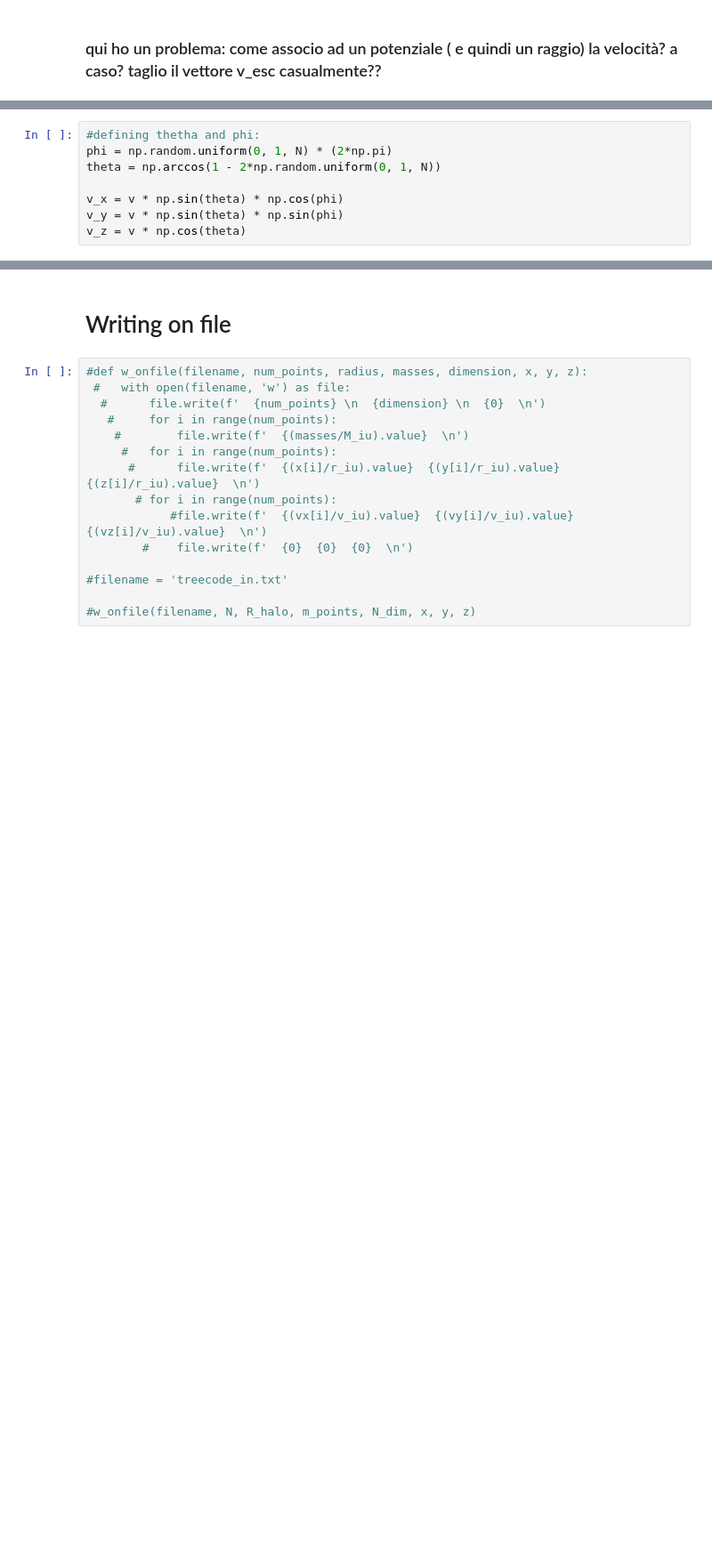
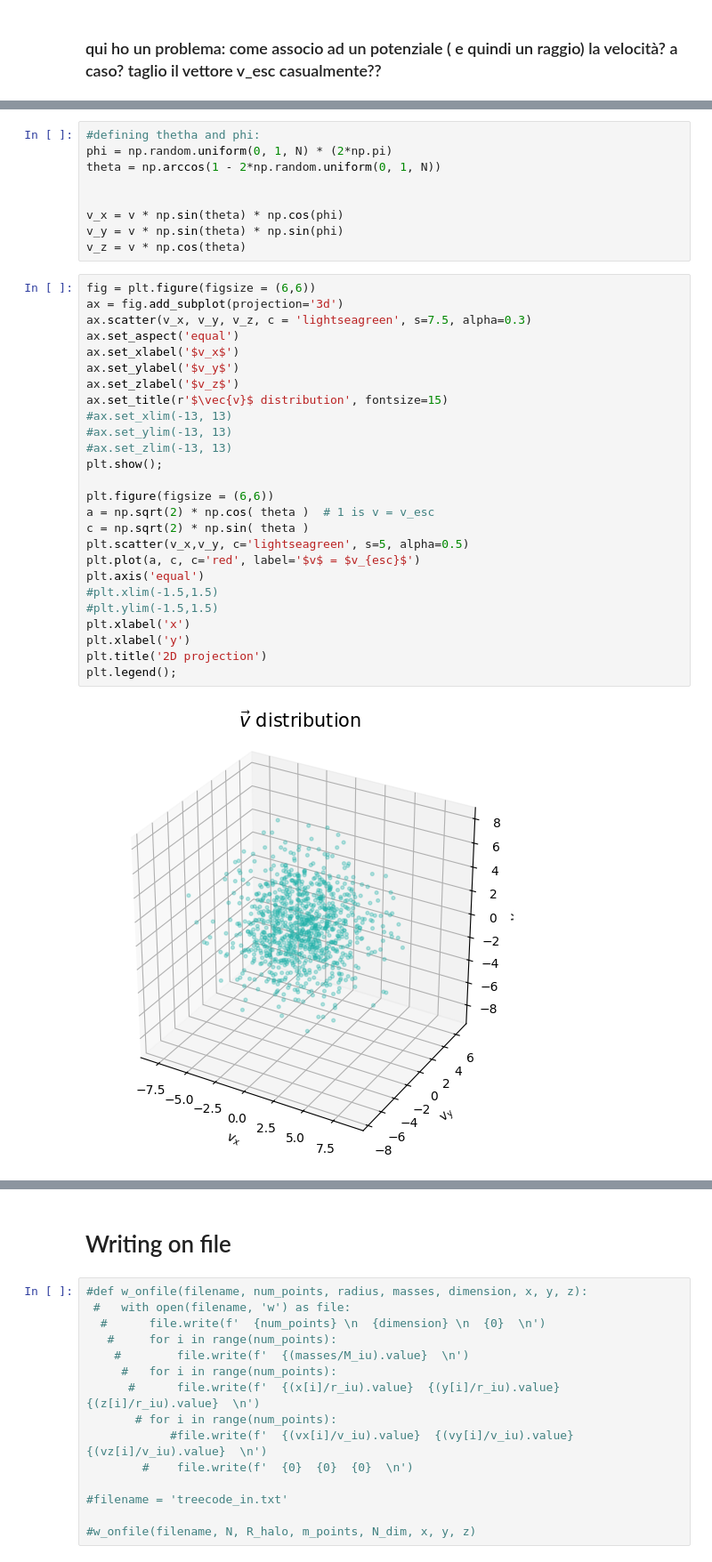
Before and after one commit to malvibellotti/Dynamics-experience-4, a Jupyter notebook: Treecode Plummer.ipynb, the cells around one changed output, grey strips where cells are left out. Shown: that part at 89% size. Saved outputs shown, nothing was run; the diff lists cells and outputs as text; blank space fills up the shorter version.

```diff
--- a/Treecode Plummer.ipynb
+++ b/Treecode Plummer.ipynb
@@ -253,6 +290,35 @@ v = q_ok * v_esc
 phi = np.random.uniform(0, 1, N) * (2*np.pi)
 theta = np.arccos(1 - 2*np.random.uniform(0, 1, N))
 
+
 v_x = v * np.sin(theta) * np.cos(phi)
 v_y = v * np.sin(theta) * np.sin(phi)
 v_z = v * np.cos(theta)
+# %%
+fig = plt.figure(figsize = (6,6))
+ax = fig.add_subplot(projection='3d')
+ax.scatter(v_x, v_y, v_z, c = 'lightseagreen', s=7.5, alpha=0.3)
+ax.set_aspect('equal')
+ax.set_xlabel('$v_x$')
+ax.set_ylabel('$v_y$')
+ax.set_zlabel('$v_z$')
+ax.set_title(r'$\vec{v}$ distribution', fontsize=15)
+#ax.set_xlim(-13, 13)
+#ax.set_ylim(-13, 13)
+#ax.set_zlim(-13, 13)
+plt.show();
+
+plt.figure(figsize = (6,6))
+a = np.sqrt(2) * np.cos( theta )  # 1 is v = v_esc
+c = np.sqrt(2) * np.sin( theta )
+plt.scatter(v_x,v_y, c='lightseagreen', s=5, alpha=0.5)
+plt.plot(a, c, c='red', label='$v$ = $v_{esc}$')
+plt.axis('equal')
+#plt.xlim(-1.5,1.5)
+#plt.ylim(-1.5,1.5)
+plt.xlabel('x')
+plt.xlabel('y')
+plt.title('2D projection')
+plt.legend();
+# %% [output]
+[figure, added]
```
Also changed, not shown: parts of 12 cells of this notebook, 9 other files.
